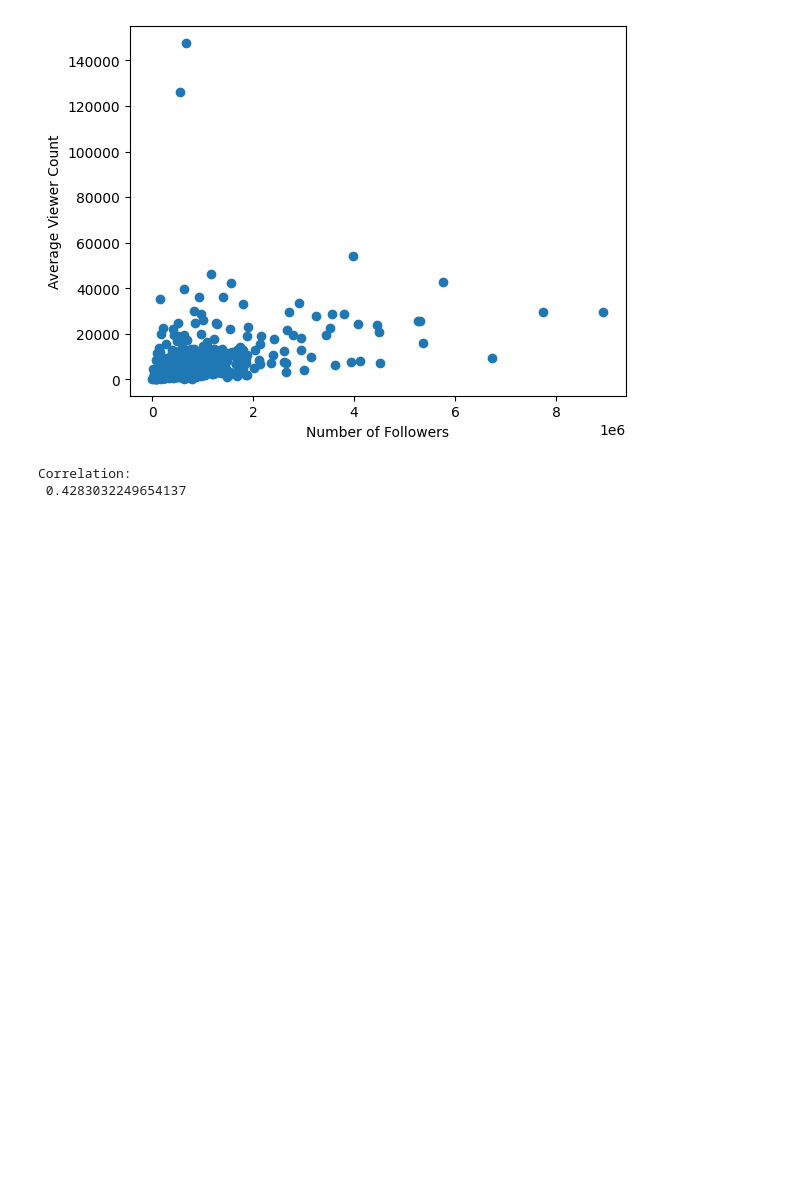
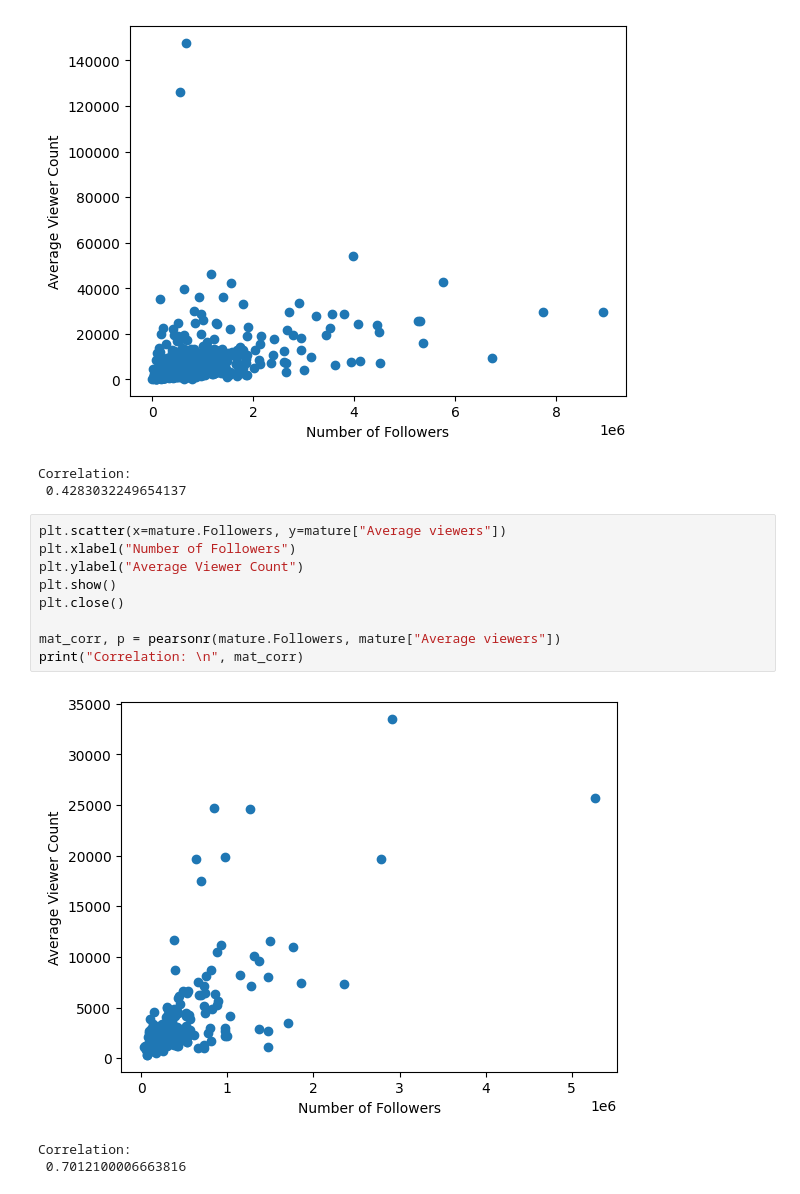
Before and after one commit to dylancortez/Twitch-Streamers, a Jupyter notebook: twitch_streamers.ipynb, the cells around one changed output. Drawn from its saved outputs; the diff is of its cells as text; blank space fills up the shorter version.

Commit message:
Create new chart

```diff
--- a/twitch_streamers.ipynb
+++ b/twitch_streamers.ipynb
@@ -113,3 +113,16 @@ print("Correlation: \n", correlation)
 [figure]
 Correlation:
  0.4283032249654137
+# %%
+plt.scatter(x=mature.Followers, y=mature["Average viewers"])
+plt.xlabel("Number of Followers")
+plt.ylabel("Average Viewer Count")
+plt.show()
+plt.close()
+
+mat_corr, p = pearsonr(mature.Followers, mature["Average viewers"])
+print("Correlation: \n", mat_corr)
+# %% [output]
+[figure, added]
+Correlation:
+ 0.7012100006663816
```
